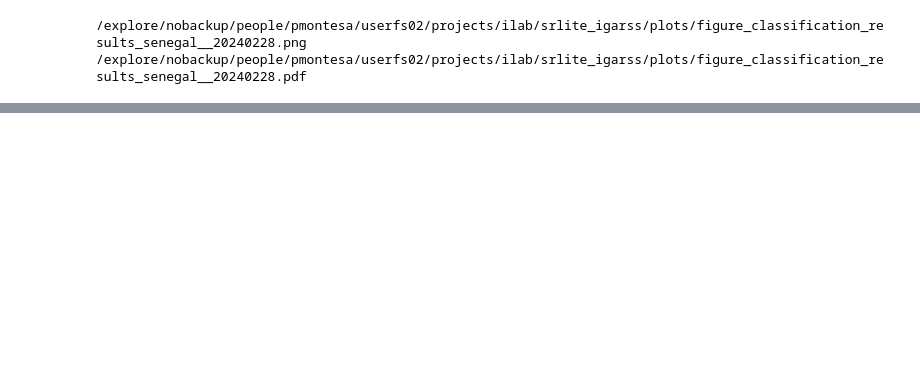
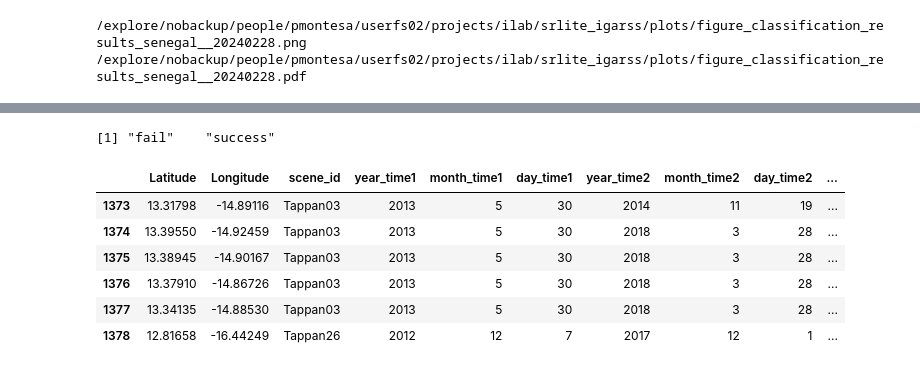
Before and after one commit to pahbs/geoscitools, a Jupyter notebook: srlite_senegal_classification_results.ipynb, the cells around one changed output, grey strips where cells are left out. Cells and saved outputs as stored; diff of their text form; code cells hidden in the pictures; blank space fills up the shorter version.

```diff
--- a/srlite_senegal_classification_results.ipynb
+++ b/srlite_senegal_classification_results.ipynb
@@ -264,3 +258,8 @@ for(OUT_TYPE in c('png', 'pdf')){
 # %%
-install.packages("plotly")
+results_sr = st_read(paste0(outdir_jordan, '/SRLite_time_series_results_val_eCAS-wCAS-ETZ-otcb-80_repeat3_251-0.33.gpkg'))
+results_sr$scene = 'SR[VHR]'
+results_toa = st_read(paste0(outdir_jordan,'/TOA_time_series_results_val_eCAS-wCAS-ETZ-otcb-80_repeat3_47-0.19.gpkg'))
+results_toa$scene = 'TOA[VHR]'
+results = rbind(results_sr, results_toa)
+results$scene = factor(results$scene)
 # %% [output]
@@ -276,0 +315,14 @@ ERROR: Error in ggplotly(map_vhr): could not find function "ggplotly"
+# %%
+levels(factor(results$change_accuracy))
+# %% [output]
+[1] "fail"    "success"
+# %%
+tail(results)
+# %% [output]
+|  | Latitude | Longitude | scene_id | year_time1 | month_time1 | day_time1 | year_time2 | month_time2 | day_time2 | ... |
+| 1373 | 13.31798 | -14.89116 | Tappan03 | 2013 | 5 | 30 | 2014 | 11 | 19 | ... |
+| 1374 | 13.39550 | -14.92459 | Tappan03 | 2013 | 5 | 30 | 2018 | 3 | 28 | ... |
+| 1375 | 13.38945 | -14.90167 | Tappan03 | 2013 | 5 | 30 | 2018 | 3 | 28 | ... |
+| 1376 | 13.37910 | -14.86726 | Tappan03 | 2013 | 5 | 30 | 2018 | 3 | 28 | ... |
+| 1377 | 13.34135 | -14.88530 | Tappan03 | 2013 | 5 | 30 | 2018 | 3 | 28 | ... |
+| 1378 | 12.81658 | -16.44249 | Tappan26 | 2012 | 12 | 7 | 2017 | 12 | 1 | ... |
```
Also changed, not shown: parts of 15 cells of this notebook.
